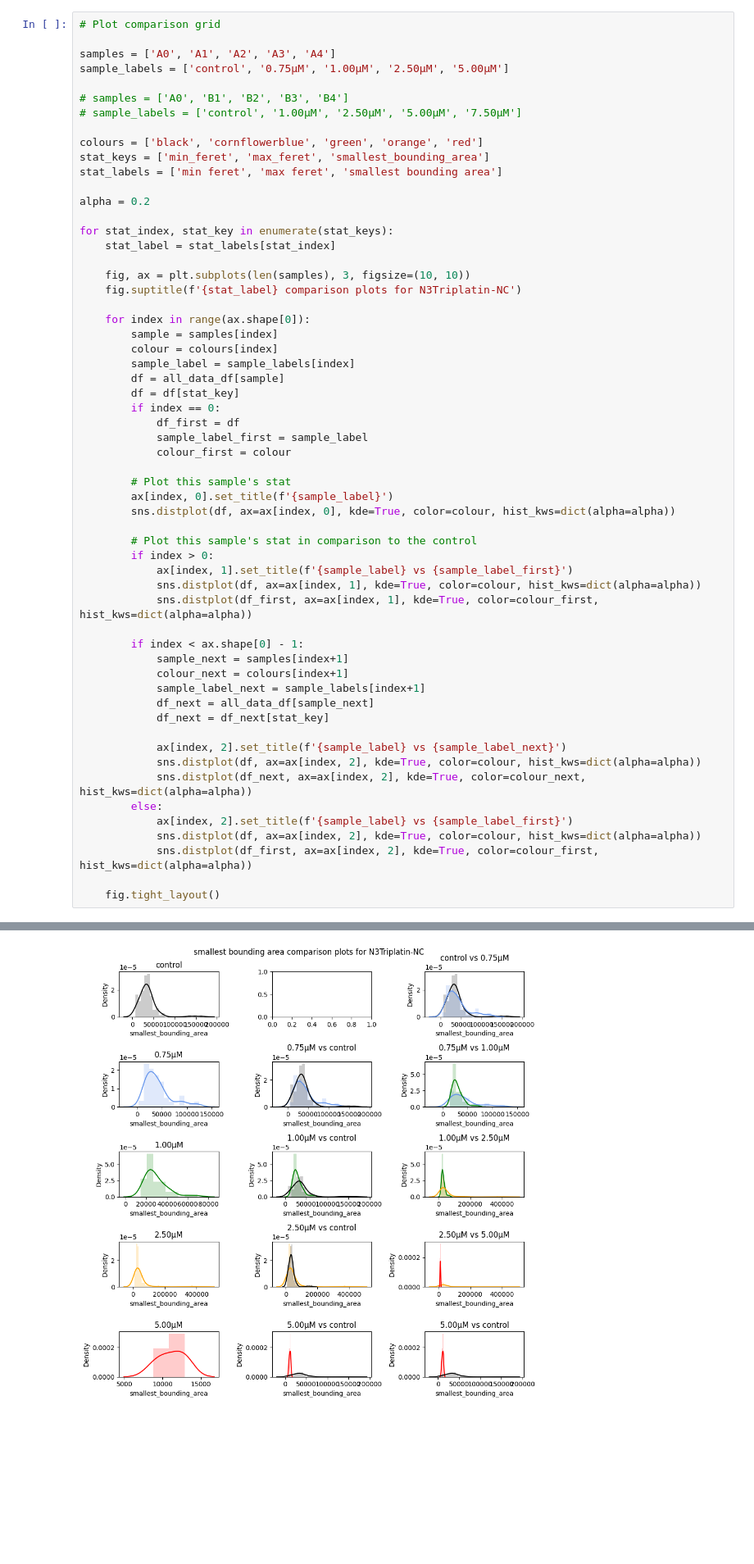
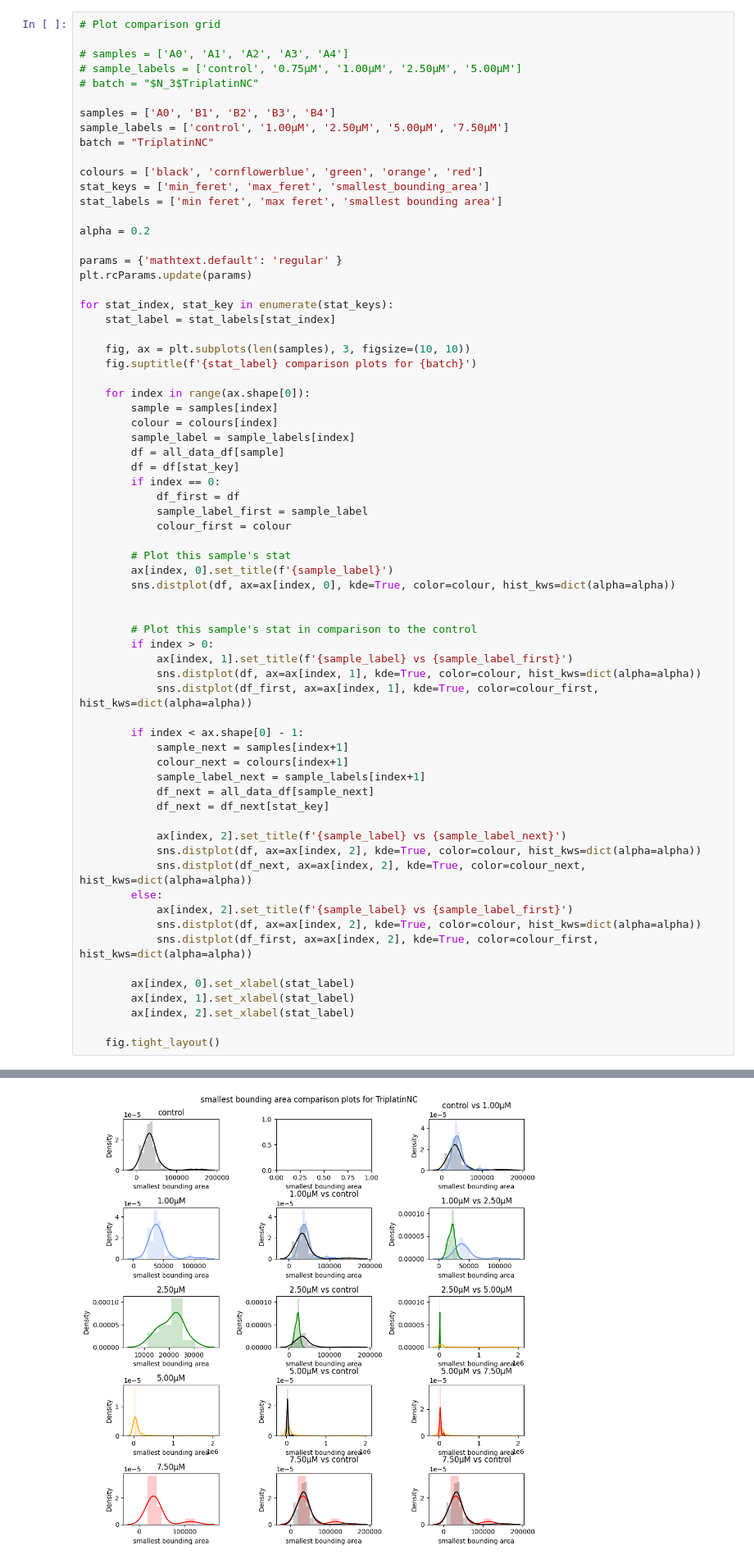
Before and after one commit to AFM-SPM/TriplatinNC, a Jupyter notebook: graphs.ipynb, the cells around one changed output, grey strips where cells are left out. Shown: that part at 82% size. Drawn from its saved outputs; the diff is of its cells as text; blank space fills up the shorter version.

```diff
--- a/graphs.ipynb
+++ b/graphs.ipynb
@@ -167,11 +182,13 @@ https://gist.github.com/mwaskom/de44147ed2974457ad6372750bbe5751
 # %%
 # Plot comparison grid
 
-samples = ['A0', 'A1', 'A2', 'A3', 'A4']
-sample_labels = ['control', '0.75μM', '1.00μM', '2.50μM', '5.00μM']
+# samples = ['A0', 'A1', 'A2', 'A3', 'A4']
+# sample_labels = ['control', '0.75μM', '1.00μM', '2.50μM', '5.00μM']
+# batch = "$N_3$TriplatinNC"
 
-# samples = ['A0', 'B1', 'B2', 'B3', 'B4']
-# sample_labels = ['control', '1.00μM', '2.50μM', '5.00μM', '7.50μM']
+samples = ['A0', 'B1', 'B2', 'B3', 'B4']
+sample_labels = ['control', '1.00μM', '2.50μM', '5.00μM', '7.50μM']
+batch = "TriplatinNC"
 
 colours = ['black', 'cornflowerblue', 'green', 'orange', 'red']
 stat_keys = ['min_feret', 'max_feret', 'smallest_bounding_area']
@@ -179,11 +196,14 @@ stat_labels = ['min feret', 'max feret', 'smallest bounding area']
 
 alpha = 0.2
 
+params = {'mathtext.default': 'regular' }
+plt.rcParams.update(params)
+
 for stat_index, stat_key in enumerate(stat_keys):
     stat_label = stat_labels[stat_index]
 
     fig, ax = plt.subplots(len(samples), 3, figsize=(10, 10))
-    fig.suptitle(f'{stat_label} comparison plots for N3Triplatin-NC')
+    fig.suptitle(f'{stat_label} comparison plots for {batch}')
 
     for index in range(ax.shape[0]):
         sample = samples[index]
@@ -199,6 +219,7 @@ for stat_index, stat_key in enumerate(stat_keys):
         # Plot this sample's stat
         ax[index, 0].set_title(f'{sample_label}')
         sns.distplot(df, ax=ax[index, 0], kde=True, color=colour, hist_kws=dict(alpha=alpha))
+
 
         # Plot this sample's stat in comparison to the control
         if index > 0:
@@ -221,6 +242,10 @@ for stat_index, stat_key in enumerate(stat_keys):
             sns.distplot(df, ax=ax[index, 2], kde=True, color=colour, hist_kws=dict(alpha=alpha))
             sns.distplot(df_first, ax=ax[index, 2], kde=True, color=colour_first, hist_kws=dict(alpha=alpha))
 
+        ax[index, 0].set_xlabel(stat_label)
+        ax[index, 1].set_xlabel(stat_label)
+        ax[index, 2].set_xlabel(stat_label)
+
     fig.tight_layout()
 # %% [output]
 `distplot` is a deprecated function and will be removed in seaborn v0.14.0.
@@ -245,4 +270,4 @@ https://gist.github.com/mwaskom/de44147ed2974457ad6372750bbe5751
-[figure, old version]
+[figure, new version]
 # %%
 # Plot kde
 # fig, ax = plt.subplots(figsize=(8, 8))
```
Also changed, not shown: parts of 2 cells of this notebook.
